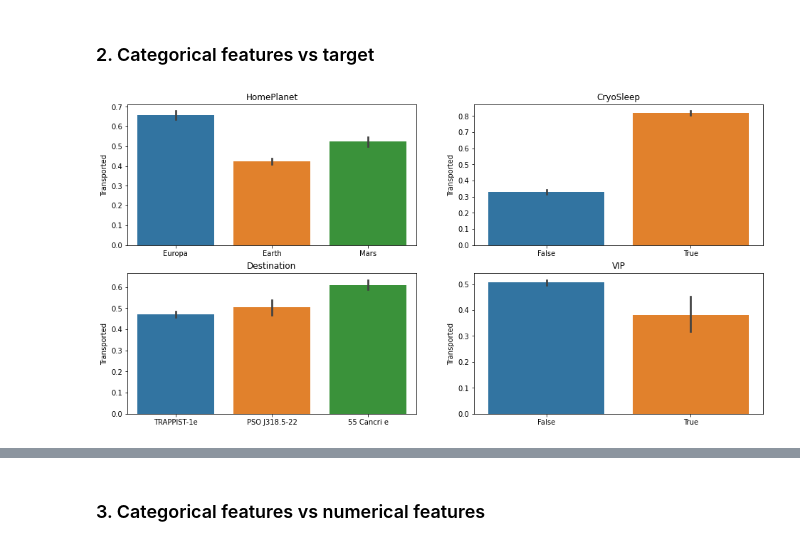
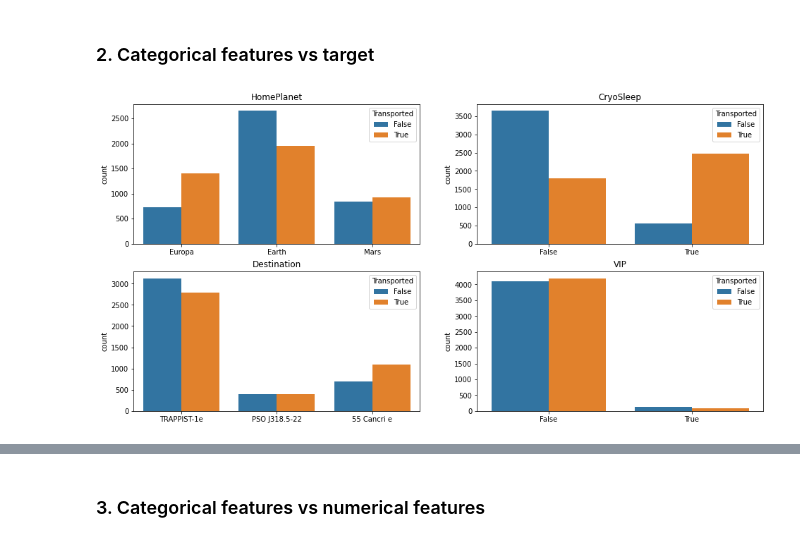
Before and after one commit to ThomasDumazert/01-spaceship_titanic, a Jupyter notebook: notebooks/eda.ipynb, the cells around one changed output, grey strips where cells are left out. Drawn from its saved outputs; the diff is of its cells as text; code cells hidden in the pictures.

```diff
--- a/notebooks/eda.ipynb
+++ b/notebooks/eda.ipynb
@@ -51,7 +51,7 @@ import numpy as np
 import seaborn as sns
 import matplotlib.pyplot as plt
 # %%
-df = pd.read_csv('../datasets/train.csv', index_col='PassengerId')
+df = pd.read_csv('../datasets/train.csv')
 target = 'Transported'
 df.shape
 # %% [output]
@@ -96,8 +95,3 @@ memory usage: 891.4+ KB
 # %% [markdown]
 Two values were wrongly typed: 'CryoSleep' and 'VIP'. They are strings but should be booleans.
 Moreover, all numeric features were typed as floats but could be integers once the missing values would have been infered.
-# %%
-df.VIP = df.VIP.astype(dtype=bool)
-df.CryoSleep = df.CryoSleep.astype(dtype=bool)
-
-df.info()
@@ -277,3 +250,9 @@ FoodCourt: 5456 (62.8%) rows are equal to 0.
 ShoppingMall: 5587 (64.3%) rows are equal to 0.
 Spa: 5324 (61.2%) rows are equal to 0.
 VRDeck: 5495 (63.2%) rows are equal to 0.
+# %%
+for column in skewed_columns:
+    third_quartile = df[column].quantile(0.75)
+    nb_outliers = df[df[column] > third_quartile].shape[0]
+    prop = compute_prop(nb_outliers, nb_rows)
+    print(f'{column}: {nb_outliers} ({prop:.1f}%) rows are outliers.')
@@ -468,14 +473,14 @@ helpful_columns = ['HomePlanet', 'CryoSleep', 'Destination', 'VIP']
 # %%
 display_n_cols = int(np.ceil(len(helpful_columns) / display_n_rows))
 fig, axs = plt.subplots(nrows=display_n_rows, ncols=display_n_cols, figsize=(16, 8))
 
 for idx, column in enumerate(helpful_columns):
     row = idx // display_n_cols
     col = idx % display_n_cols
-    sns.barplot(data=df, x=column, y=target, ax=axs[row, col])
+    sns.countplot(data=df, x=column, hue=target, ax=axs[row, col])
     axs[row, col].set_title(column)
     axs[row, col].set_xlabel('')
 
 plt.show()
 # %% [output]
-[figure, old version]
+[figure, new version]
```
Also changed, not shown: parts of 22 cells of this notebook, 1 other file.
